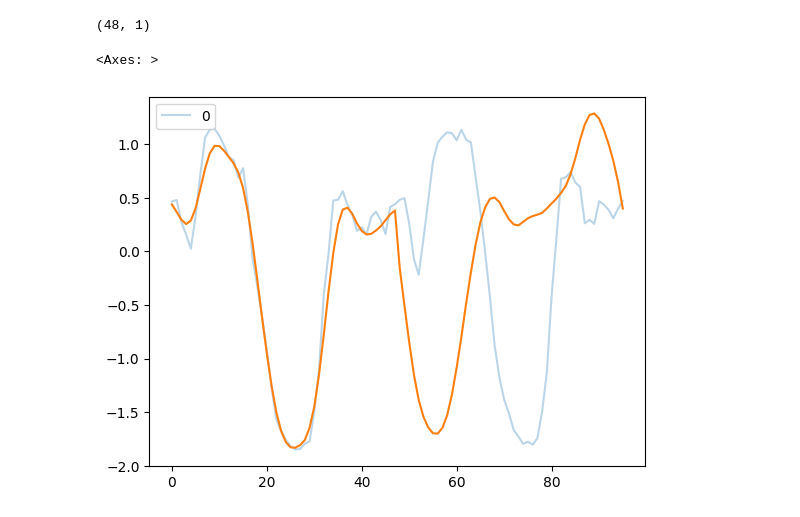
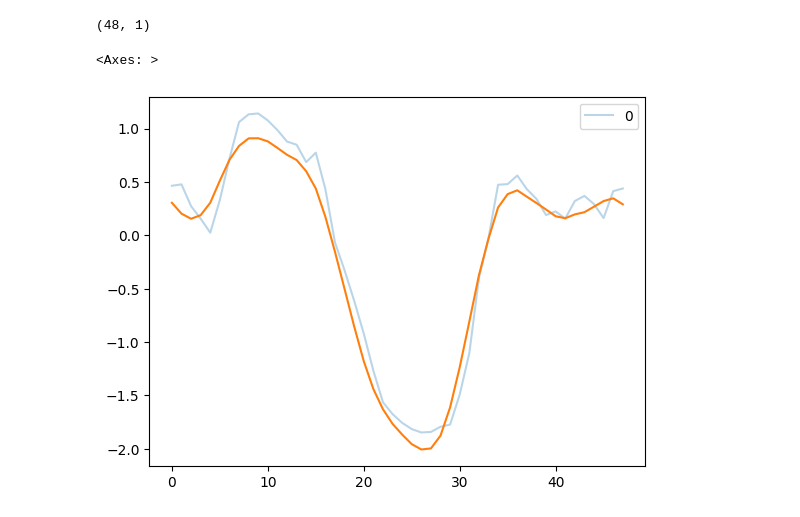
Before and after one commit to thatgeeman/ts_vae-lstm, a Jupyter notebook: nbs/03_ad_complete.ipynb, the cells around one changed output. Saved outputs shown, nothing was run; the diff lists cells and outputs as text; code cells hidden in the pictures.

Commit message:
ad: first pipeline

```diff
--- a/nbs/03_ad_complete.ipynb
+++ b/nbs/03_ad_complete.ipynb
@@ -38,3 +51,7 @@ load_dotenv()
 
 BASEDIR = os.getenv("BASEDIR")
 MODELDIR = os.getenv("MODELDIR")
+VAE_MODEL = os.getenv("VAE_MODEL")
+LSTM_MODEL = os.getenv("LSTM_MODEL")
+
+print(f"LSTM model: {LSTM_MODEL}\nVAE model: {VAE_MODEL}")
@@ -143,8 +163,7 @@ data = [
     )  # take steps every 48 so that we end up with non-overlapping sequences
 ]
 # %%
-vae_model_pth = f"{MODELDIR}/vae_500_z24.pth"
-vae_model = torch.load(vae_model_pth, map_location=device)
+vae_model = torch.load(VAE_MODEL, map_location=device)
 vae_model
 # %% [output]
 VAE(
@@ -245,8 +263,7 @@ We have now the testing embeddings. Can have already one benchmark with VAE reco
 # %%
 from ts_vae_lstm.lstm import LSTMModel
 # %%
-lstm_model_pth = f"{MODELDIR}/lstm_200.pth"
-lstm_model = torch.load(lstm_model_pth, map_location=device)
+lstm_model = torch.load(LSTM_MODEL, map_location=device)
 lstm_model
 # %% [output]
 LSTMModel(
@@ -268,5 +288,8 @@ torch.Size([1, 24, 1])
 def predict_next_embeddings(data, device="cpu", batch_size=1, latent_dim=24, seq_len=1):
     lstm_model.eval()
     data = data.view(batch_size, latent_dim, seq_len).to(device)
-    embeddings = lstm_model(data)
+    data_first = data[:, 0, :].unsqueeze(1)
+    data_next = data[:, 1:, :]
+    embeddings = lstm_model(data_next)
+    embeddings = torch.concat([data_first, embeddings], dim=1)
     return embeddings
@@ -347,24 +374,19 @@ predicted_ts[0]["next_subset"].shape  # predicted next subset
 # %%
 idx = 11
 sns.lineplot(
-    np.concatenate([data[idx]["subset"], data[idx + 1]["subset"]], axis=0),
+    data[idx]["subset"],
     alpha=0.3,
     linestyle="--",
 )
 
 sns.lineplot(
-    np.concatenate(
-        [
-            predicted_ts[idx]["prev_subset"].flatten(),
-            predicted_ts[idx]["next_subset"].flatten(),
-        ]
-    )
+    predicted_ts[idx]["prev_subset"].flatten(),
 )
 # mse_val = F.mse_loss(pred_ts_values, pred_ts_values_true)
 # plt.title(f"MSE = {mse_val:.4f}")
 # %% [output]
 <Axes: >
-[figure, old version]
+[figure, new version]
 # %%
 # | hide
 import nbdev
```
Also changed, not shown: parts of 6 cells of this notebook, 3 other files.
